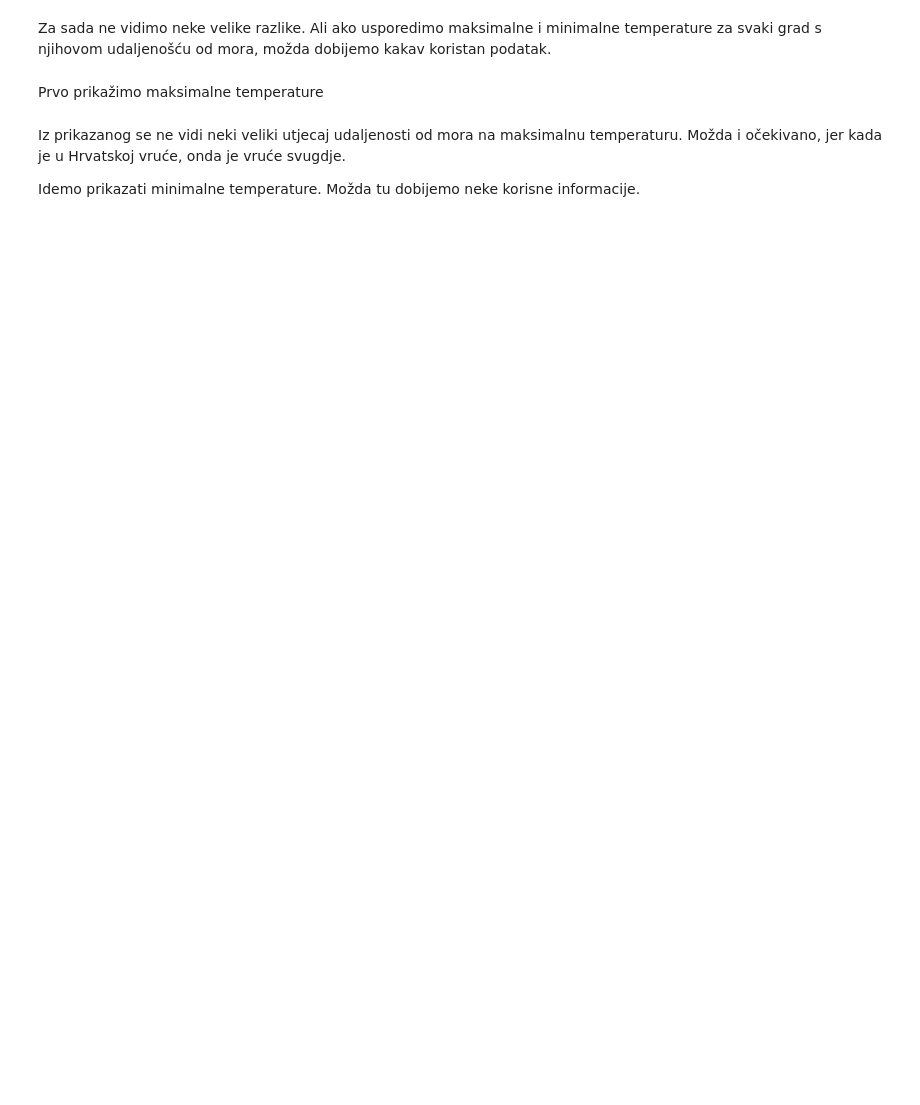
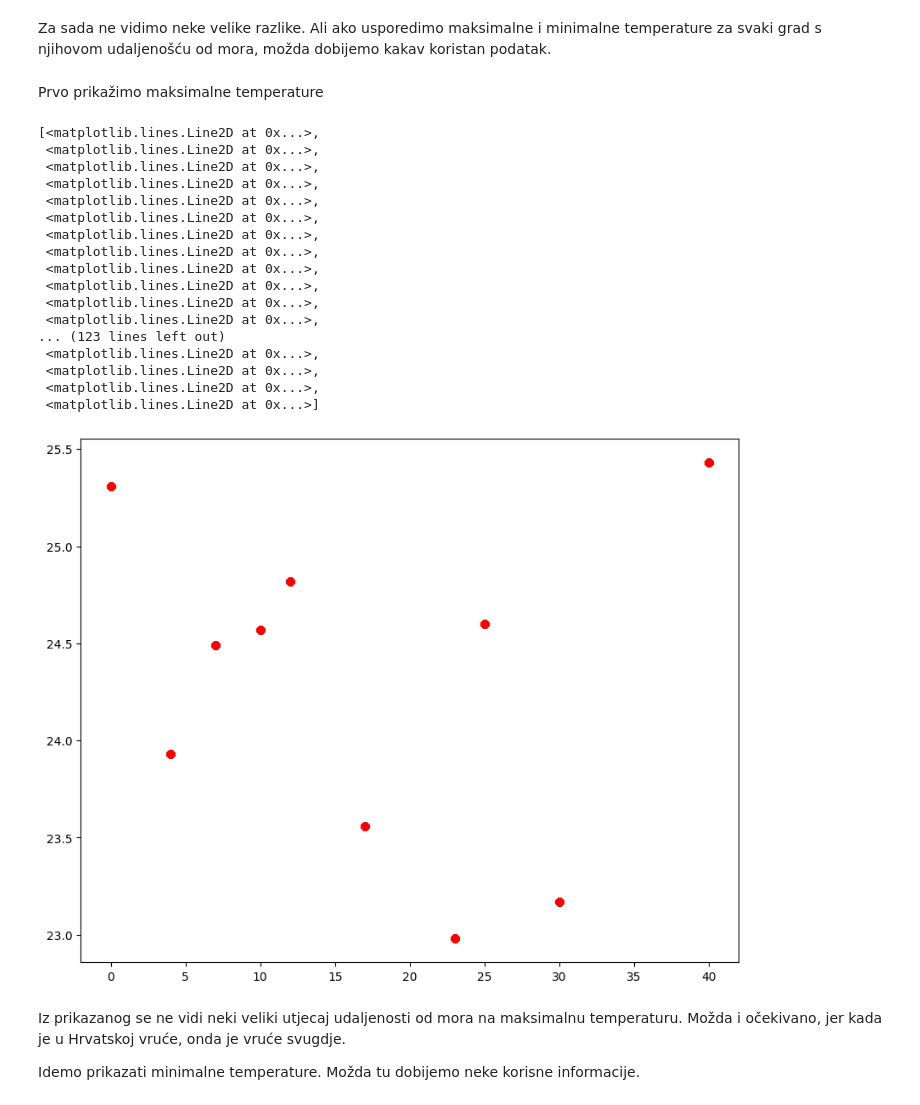
Before and after one commit to py-dev-algebra/py-jupyter-nb, a Jupyter notebook: 04 - NumPy/NumPy - Numerical Python Napredna primjena.ipynb, the cells around one changed output. Saved outputs shown, nothing was run; the diff lists cells and outputs as text; code cells hidden in the pictures; blank space fills up the shorter version.

```diff
--- a/04 - NumPy/NumPy - Numerical Python Napredna primjena.ipynb
+++ b/04 - NumPy/NumPy - Numerical Python Napredna primjena.ipynb
@@ -498,7 +593,67 @@ Dodajmo još nekoliko gradova u prikaz
 # %% [markdown]
 Za sada ne vidimo neke velike razlike. Ali ako usporedimo maksimalne i minimalne temperature za svaki grad s njihovom udaljenošću od mora, možda dobijemo kakav koristan podatak.
+# %%
+dist = [
+    pula_df['distance_to_see'],
+    pazin_df['distance_to_see'],
+    motovun_df['distance_to_see'],
+    labin_df['distance_to_see'],
+    buzet_df['distance_to_see'],
+    buje_df['distance_to_see'],
+    visnjan_df['distance_to_see'],
+    kanfanar_df['distance_to_see'],
+    zminj_df['distance_to_see'],
+    vodnjan_df['distance_to_see']
+]
+
+temp_max = [
+    pula_df['temp'].max(),
+    pazin_df['temp'].max(),
+    motovun_df['temp'].max(),
+    labin_df['temp'].max(),
+    buzet_df['temp'].max(),
+    buje_df['temp'].max(),
+    visnjan_df['temp'].max(),
+    kanfanar_df['temp'].max(),
+    zminj_df['temp'].max(),
+    vodnjan_df['temp'].max()
+]
+
+temp_min = [
+    pula_df['temp'].min(),
+    pazin_df['temp'].min(),
+    motovun_df['temp'].min(),
+    labin_df['temp'].min(),
+    buzet_df['temp'].min(),
+    buje_df['temp'].min(),
+    visnjan_df['temp'].min(),
+    kanfanar_df['temp'].min(),
+    zminj_df['temp'].min(),
+    vodnjan_df['temp'].min()
+]
 # %% [markdown]
 Prvo prikažimo maksimalne temperature
+# %%
+plt.plot(dist, temp_max, 'ro')
+# %% [output]
+[<matplotlib.lines.Line2D at 0x...>,
+ <matplotlib.lines.Line2D at 0x...>,
+ <matplotlib.lines.Line2D at 0x...>,
+ <matplotlib.lines.Line2D at 0x...>,
+ <matplotlib.lines.Line2D at 0x...>,
+ <matplotlib.lines.Line2D at 0x...>,
+ <matplotlib.lines.Line2D at 0x...>,
+ <matplotlib.lines.Line2D at 0x...>,
+ <matplotlib.lines.Line2D at 0x...>,
+ <matplotlib.lines.Line2D at 0x...>,
+ <matplotlib.lines.Line2D at 0x...>,
+ <matplotlib.lines.Line2D at 0x...>,
+... (123 lines left out)
+ <matplotlib.lines.Line2D at 0x...>,
+ <matplotlib.lines.Line2D at 0x...>,
+ <matplotlib.lines.Line2D at 0x...>,
+ <matplotlib.lines.Line2D at 0x...>]
+[figure, added]
 # %% [markdown]
 Iz prikazanog se ne vidi neki veliki utjecaj udaljenosti od mora na maksimalnu temperaturu. Možda i očekivano, jer kada je u Hrvatskoj vruće, onda je vruće svugdje.
 
```
Also changed, not shown: parts of 15 cells of this notebook, 10 other files.
